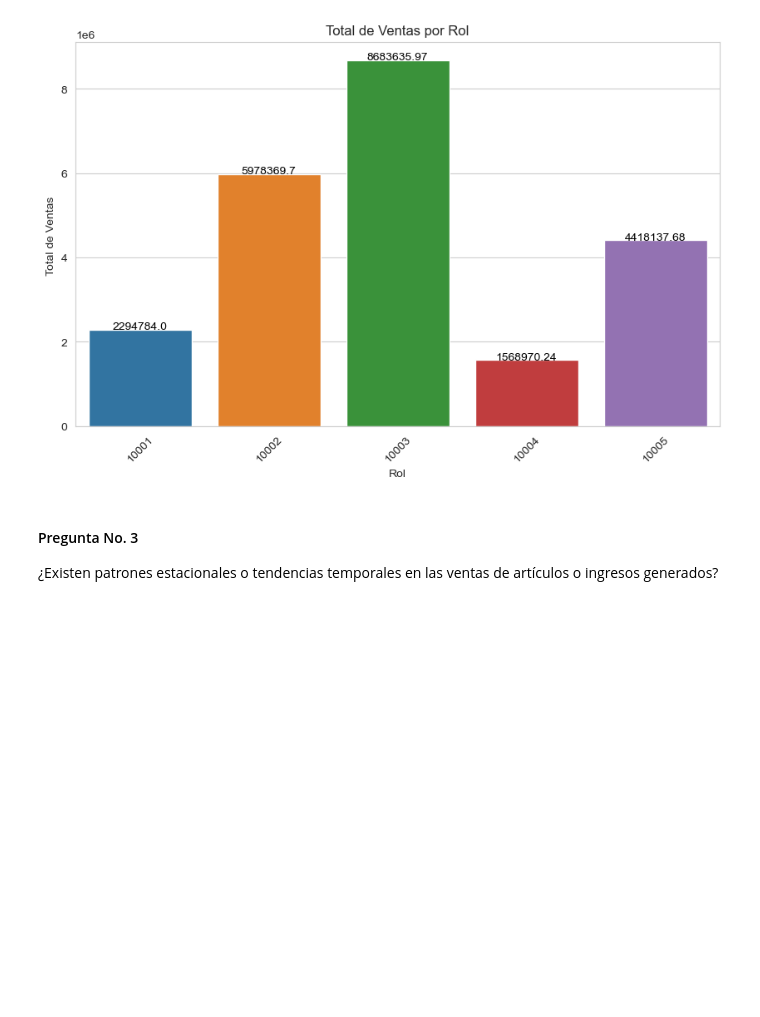
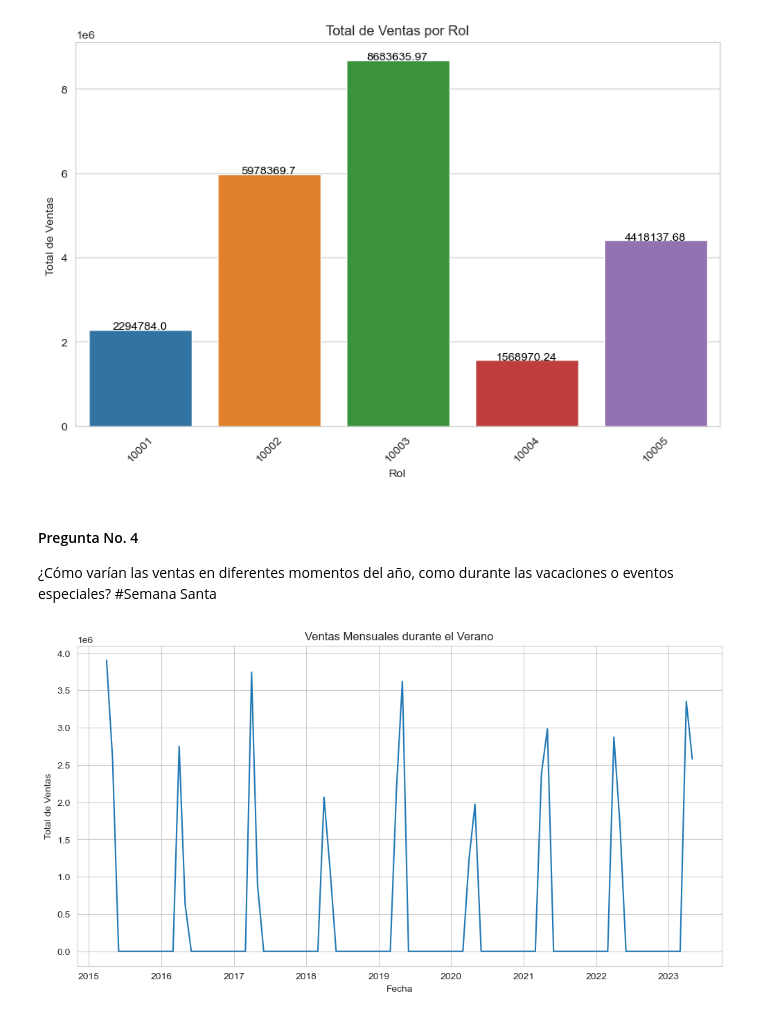
Before and after one commit to luistunag/Proyecto_Final, a Jupyter notebook: Preguntas_de_Negocio.ipynb, the cells around one changed output. Cells and saved outputs as stored; diff of their text form; code cells hidden in the pictures; blank space fills up the shorter version.

Commit message:
Modificando notebook de Preguntas de Negocio

```diff
--- a/Preguntas_de_Negocio.ipynb
+++ b/Preguntas_de_Negocio.ipynb
@@ -225,5 +225,21 @@ plt.show()
 # %% [output]
 [figure]
 # %% [markdown]
-#### Pregunta No. 3
- ¿Existen patrones estacionales o tendencias temporales en las ventas de artículos o ingresos generados?
+#### Pregunta No. 4
+ ¿Cómo varían las ventas en diferentes momentos del año, como durante las vacaciones o eventos especiales? #Semana Santa
+# %%
+# Paso 1: Identificar los períodos de interés (por ejemplo, las ventas durante las vacaciones de verano)
+ventas_verano = data_Detalles_Venta[(data_Detalles_Venta['fecha'].dt.month >= 3) & (data_Detalles_Venta['fecha'].dt.month <= 4)]
+
+# Paso 2: Agrupar las ventas por mes y calcular el total de ventas para cada mes durante el verano
+ventas_verano_mensuales = ventas_verano.groupby(pd.Grouper(key='fecha', freq='M')).agg({'total': 'sum'}).reset_index()
+
+# Paso 3: Visualizar los datos
+plt.figure(figsize=(12, 6))
+sns.lineplot(x='fecha', y='total', data=ventas_verano_mensuales)
+plt.title('Ventas Mensuales durante el Verano')
+plt.xlabel('Fecha')
+plt.ylabel('Total de Ventas')
+plt.show()
+# %% [output]
+[figure, added]
```
Also changed, not shown: parts of 2 cells of this notebook.
